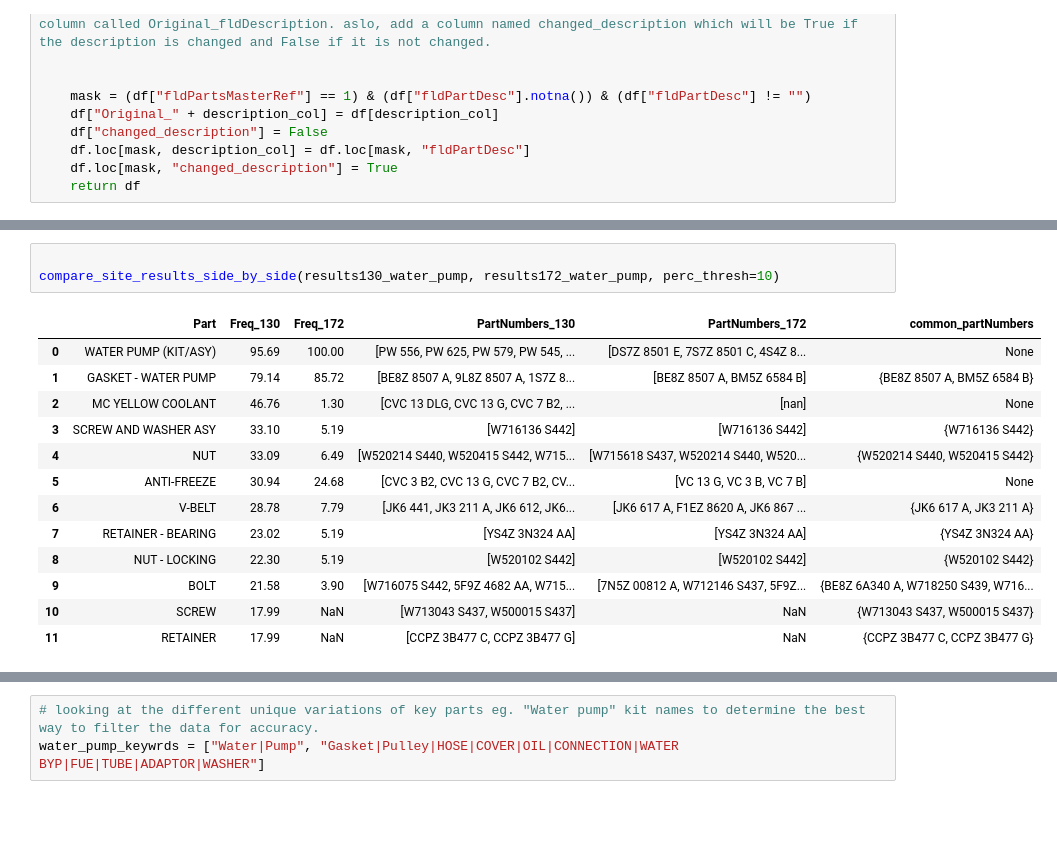
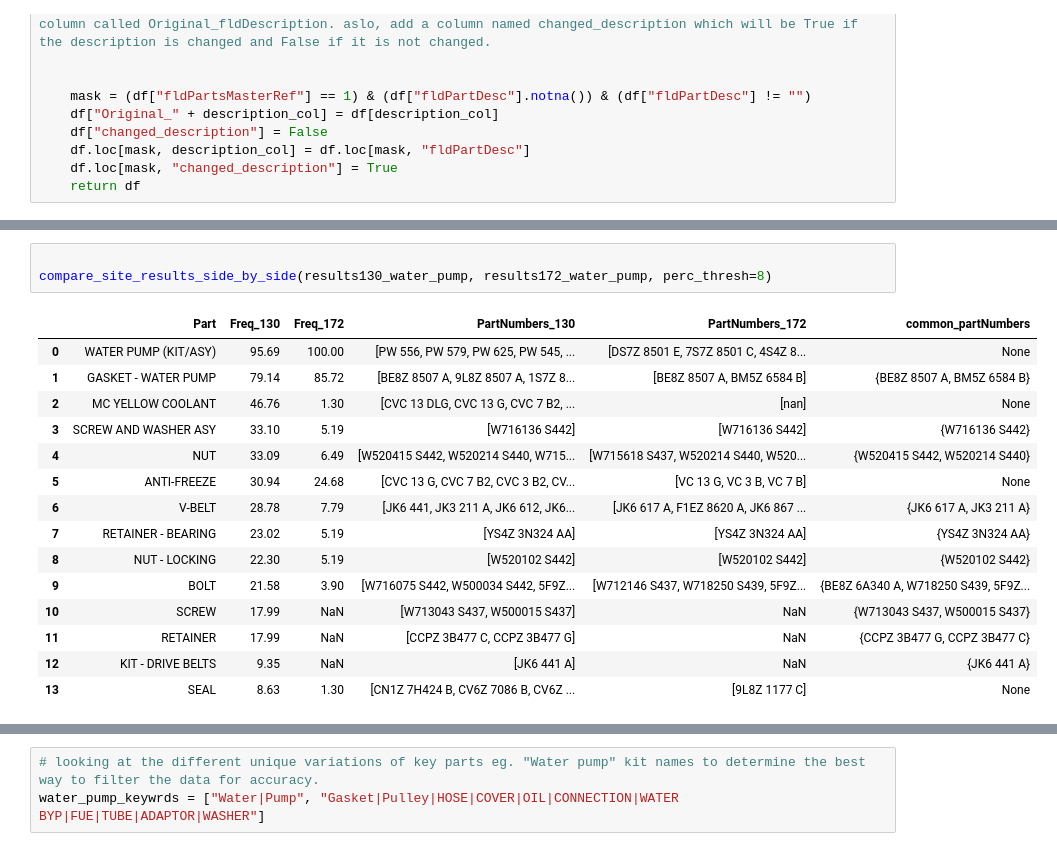
Before and after one commit to MeliPax/SPG, a Jupyter notebook: research/SPG_single_model_analysis.ipynb, the cells around one changed output, grey strips where cells are left out. Cells and saved outputs as stored; diff of their text form; blank space fills up the shorter version.

```diff
--- a/research/SPG_single_model_analysis.ipynb
+++ b/research/SPG_single_model_analysis.ipynb
@@ -1369,21 +1414,23 @@ results172_water_pump = execute_model(request_tbl_df = request_tbl_172, search_k
 | 34 | CLEANER - METAL SURFACE | 1.30 | [ZC 31 B] | [CLEANER - METAL SURFACE] | {'include_any': [], 'exclude_any'... |
 # %%
 
-compare_site_results_side_by_side(results130_water_pump, results172_water_pump, perc_thresh=10)
+compare_site_results_side_by_side(results130_water_pump, results172_water_pump, perc_thresh=8)
 # %% [output]
 |  | Part | Freq_130 | Freq_172 | PartNumbers_130 | PartNumbers_172 | common_partNumbers |
-| 0 | WATER PUMP (KIT/ASY) | 95.69 | 100.00 | [PW 556, PW 625, PW 579, PW 545, ... | [DS7Z 8501 E, 7S7Z 8501 C, 4S4Z 8... | None |
+| 0 | WATER PUMP (KIT/ASY) | 95.69 | 100.00 | [PW 556, PW 579, PW 625, PW 545, ... | [DS7Z 8501 E, 7S7Z 8501 C, 4S4Z 8... | None |
 | 1 | GASKET - WATER PUMP | 79.14 | 85.72 | [BE8Z 8507 A, 9L8Z 8507 A, 1S7Z 8... | [BE8Z 8507 A, BM5Z 6584 B] | {BE8Z 8507 A, BM5Z 6584 B} |
 | 2 | MC YELLOW COOLANT | 46.76 | 1.30 | [CVC 13 DLG, CVC 13 G, CVC 7 B2, ... | [nan] | None |
 | 3 | SCREW AND WASHER ASY | 33.10 | 5.19 | [W716136 S442] | [W716136 S442] | {W716136 S442} |
-| 4 | NUT | 33.09 | 6.49 | [W520214 S440, W520415 S442, W715... | [W715618 S437, W520214 S440, W520... | {W520214 S440, W520415 S442} |
-| 5 | ANTI-FREEZE | 30.94 | 24.68 | [CVC 3 B2, CVC 13 G, CVC 7 B2, CV... | [VC 13 G, VC 3 B, VC 7 B] | None |
+| 4 | NUT | 33.09 | 6.49 | [W520415 S442, W520214 S440, W715... | [W715618 S437, W520214 S440, W520... | {W520415 S442, W520214 S440} |
+| 5 | ANTI-FREEZE | 30.94 | 24.68 | [CVC 13 G, CVC 7 B2, CVC 3 B2, CV... | [VC 13 G, VC 3 B, VC 7 B] | None |
 | 6 | V-BELT | 28.78 | 7.79 | [JK6 441, JK3 211 A, JK6 612, JK6... | [JK6 617 A, F1EZ 8620 A, JK6 867 ... | {JK6 617 A, JK3 211 A} |
 | 7 | RETAINER - BEARING | 23.02 | 5.19 | [YS4Z 3N324 AA] | [YS4Z 3N324 AA] | {YS4Z 3N324 AA} |
 | 8 | NUT - LOCKING | 22.30 | 5.19 | [W520102 S442] | [W520102 S442] | {W520102 S442} |
-| 9 | BOLT | 21.58 | 3.90 | [W716075 S442, 5F9Z 4682 AA, W715... | [7N5Z 00812 A, W712146 S437, 5F9Z... | {BE8Z 6A340 A, W718250 S439, W716... |
+| 9 | BOLT | 21.58 | 3.90 | [W716075 S442, W500034 S442, 5F9Z... | [W712146 S437, W718250 S439, 5F9Z... | {BE8Z 6A340 A, W718250 S439, 5F9Z... |
 | 10 | SCREW | 17.99 | NaN | [W713043 S437, W500015 S437] | NaN | {W713043 S437, W500015 S437} |
-| 11 | RETAINER | 17.99 | NaN | [CCPZ 3B477 C, CCPZ 3B477 G] | NaN | {CCPZ 3B477 C, CCPZ 3B477 G} |
+| 11 | RETAINER | 17.99 | NaN | [CCPZ 3B477 C, CCPZ 3B477 G] | NaN | {CCPZ 3B477 G, CCPZ 3B477 C} |
+| 12 | KIT - DRIVE BELTS | 9.35 | NaN | [JK6 441 A] | NaN | {JK6 441 A} |
+| 13 | SEAL | 8.63 | 1.30 | [CN1Z 7H424 B, CV6Z 7086 B, CV6Z ... | [9L8Z 1177 C] | None |
 # %%
 key_wrd = key_wrds[1]
 results130_power_str = execute_model(request_tbl_df = request_tbl_130, search_key_words = key_wrd, labour_line_df = labourline_tbl_130, parts_line_df = partslines_tbl_130, similarity_threshold=0.7, ignore_words=[" - "], groups=groups)
```
Also changed, not shown: parts of 21 cells of this notebook, 4 other files.
